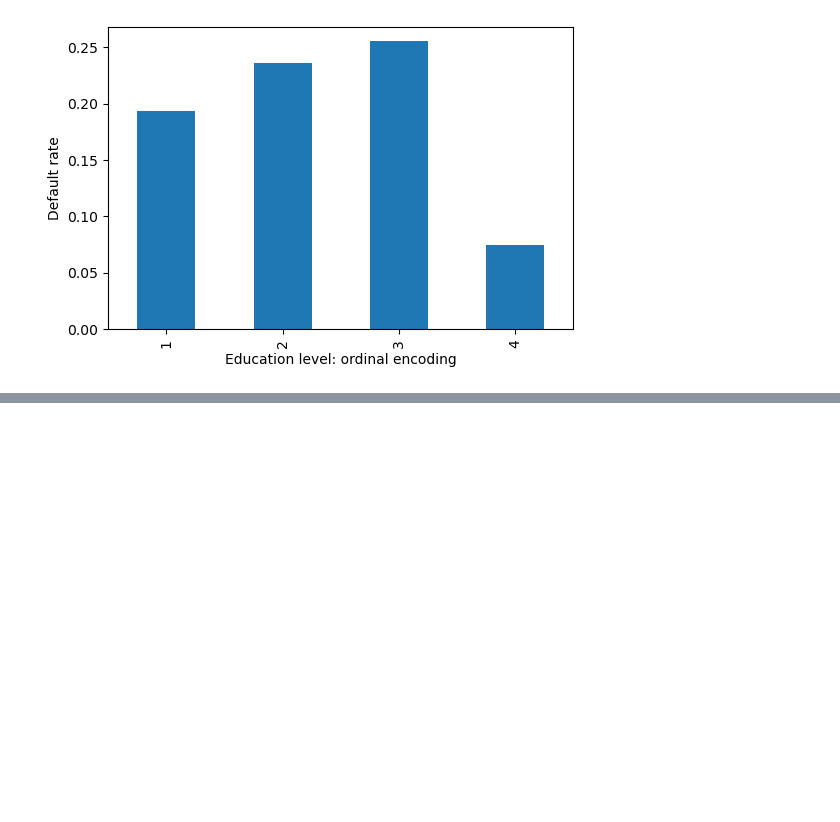
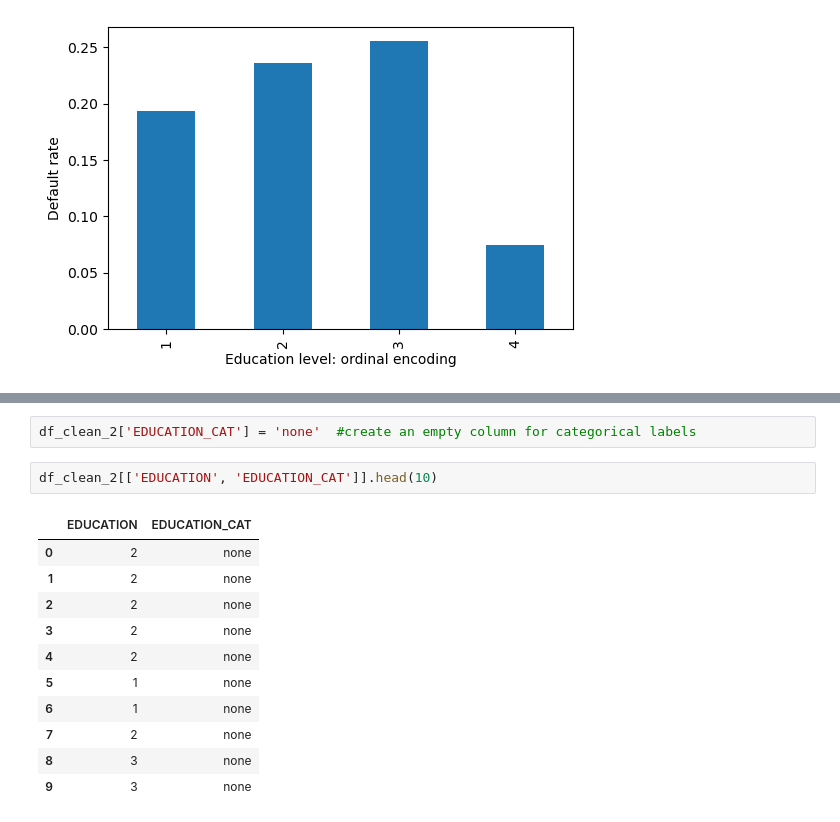
Before and after one commit to raceit80/dsp, a Jupyter notebook: Data_cleaning_credit_card.ipynb, the cells around one changed output, grey strips where cells are left out. Drawn from its saved outputs; the diff is of its cells as text; blank space fills up the shorter version.

```diff
--- a/Data_cleaning_credit_card.ipynb
+++ b/Data_cleaning_credit_card.ipynb
@@ -331,0 +342,16 @@ Text(0.5, 0, 'Education level: ordinal encoding')
+# %%
+df_clean_2['EDUCATION_CAT'] = 'none'  #create an empty column for categorical labels
+# %%
+df_clean_2[['EDUCATION', 'EDUCATION_CAT']].head(10)
+# %% [output]
+|  | EDUCATION | EDUCATION_CAT |
+| 0 | 2 | none |
+| 1 | 2 | none |
+| 2 | 2 | none |
+| 3 | 2 | none |
+| 4 | 2 | none |
+| 5 | 1 | none |
+| 6 | 1 | none |
+| 7 | 2 | none |
+| 8 | 3 | none |
+| 9 | 3 | none |
```
Also changed, not shown: parts of 7 cells of this notebook, 1 other file.
